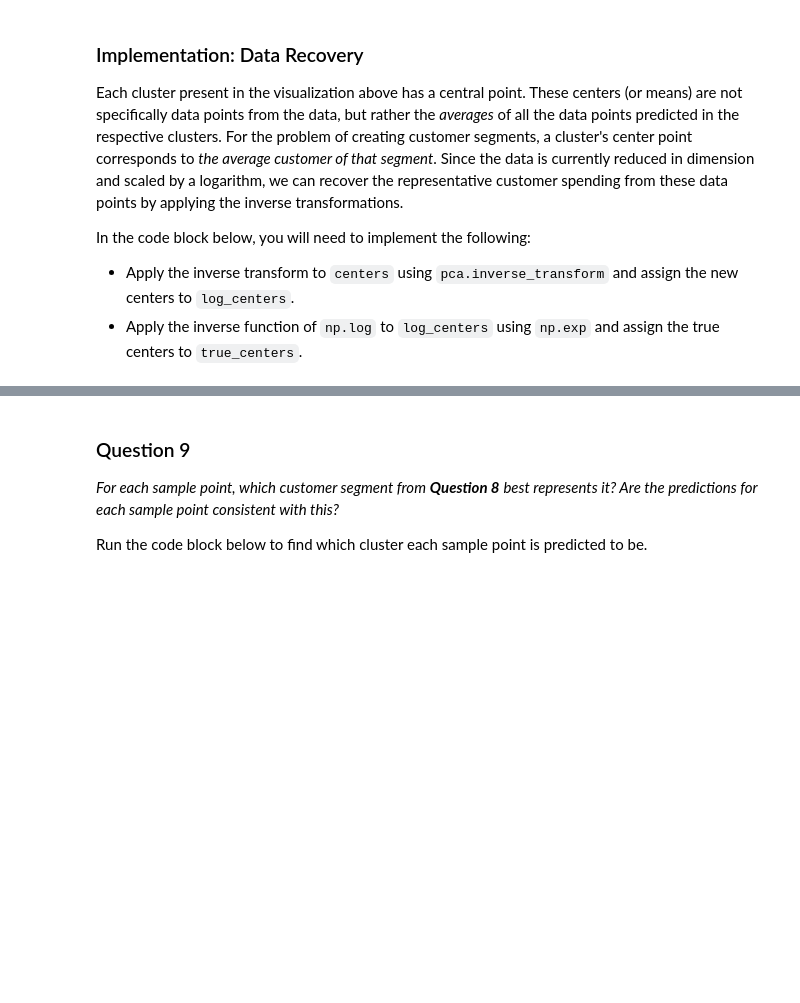
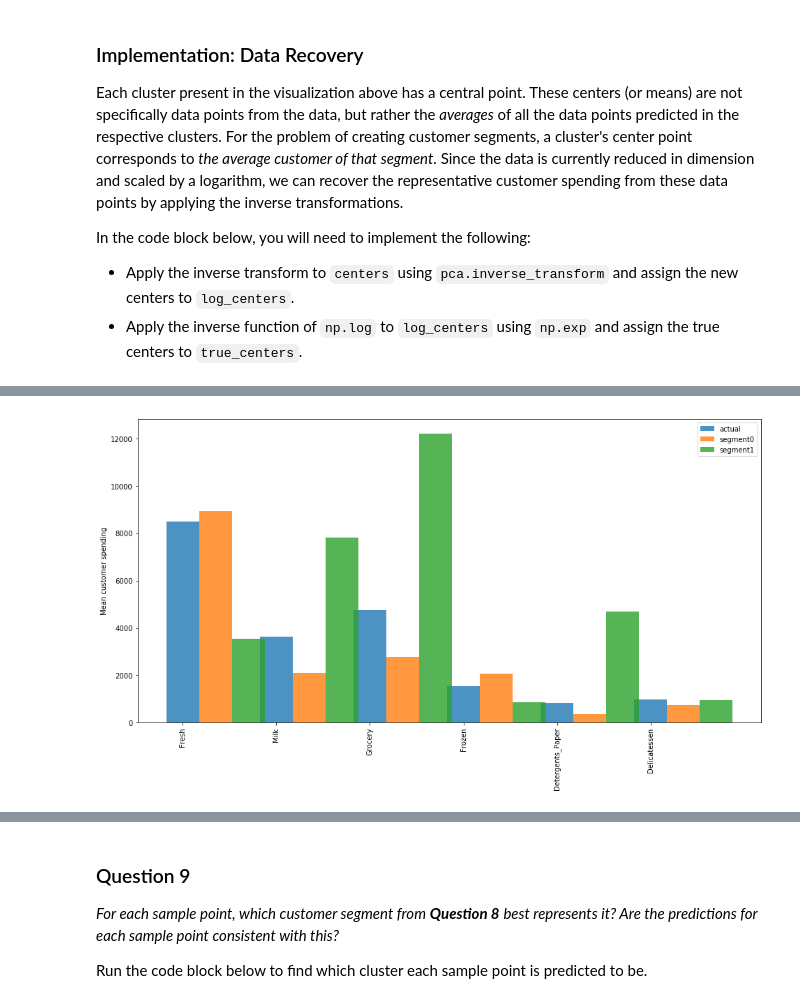
Before and after one commit to ArunKumarPasula/machine-learning, a Jupyter notebook: projects/customer_segments/customer_segments.ipynb, the cells around one changed output, grey strips where cells are left out. Cells and saved outputs as stored; diff of their text form; code cells hidden in the pictures; blank space fills up the shorter version.

```diff
--- a/projects/customer_segments/customer_segments.ipynb
+++ b/projects/customer_segments/customer_segments.ipynb
@@ -622,3 +636,19 @@ Consider the total purchase cost of each product category for the representative
+# %%
+import matplotlib.pyplot as plt
+fig, ax = plt.subplots(figsize=(16,8))
+index = np.arange(len(true_centers.columns))
+bar_width = 0.35
+actual_centers = data.describe().loc['50%']
+plt.bar(index, actual_centers, bar_width, alpha = 0.8, label='actual')
+plt.bar(index + bar_width, true_centers.iloc[0], bar_width, alpha=0.8, label = 'segment0')
+plt.bar(index + 2.0 * bar_width, true_centers.iloc[1],bar_width, alpha = 0.8, label = 'segment1')
+
+plt.ylabel('Mean customer spending')
+plt.xticks(index, true_centers.columns, rotation = 90)
+plt.legend()
+plt.show()
+# %% [output]
+[figure, added]
 # %% [markdown]
 **Answer:**
 
```
Also changed, not shown: parts of 17 cells of this notebook.
